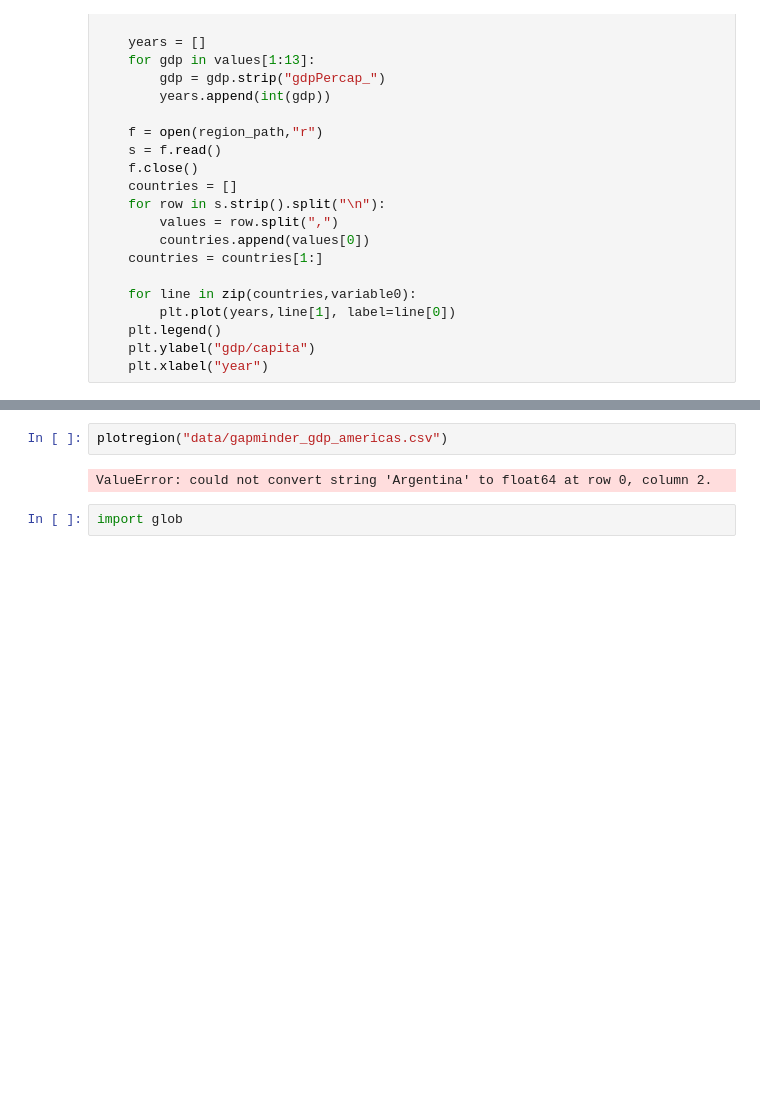
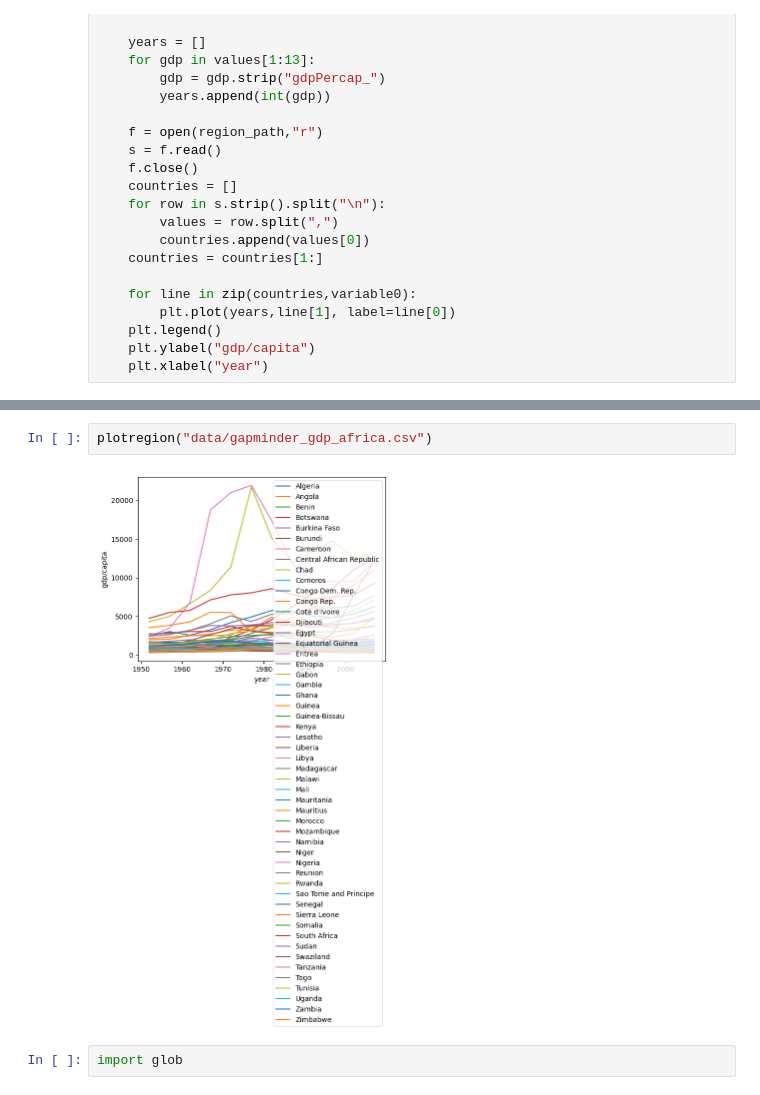
Before and after one commit to UMD-ENMA165-2025-Spring/readdata, a Jupyter notebook: plotfilefunction.ipynb, the cells around one changed output, grey strips where cells are left out. Saved outputs shown, nothing was run; the diff lists cells and outputs as text; blank space fills up the shorter version.

Commit message:
Revert "Fix America Exceptionalism In Code"
This reverts commit 54f7a00aca250f7b7e4b7869761e7d36cc4ccbd0.

```diff
--- a/plotfilefunction.ipynb
+++ b/plotfilefunction.ipynb
@@ -51,7 +51,7 @@ plotregion("data/gapminder_gdp_africa.csv")
 # %%
-plotregion("data/gapminder_gdp_americas.csv")
+plotregion("data/gapminder_gdp_africa.csv")
 # %% [output]
-ValueError: could not convert string 'Argentina' to float64 at row 0, column 2.
+[figure, added]
 # %%
 import glob
 # %%
```
Also changed, not shown: parts of 5 cells of this notebook.
